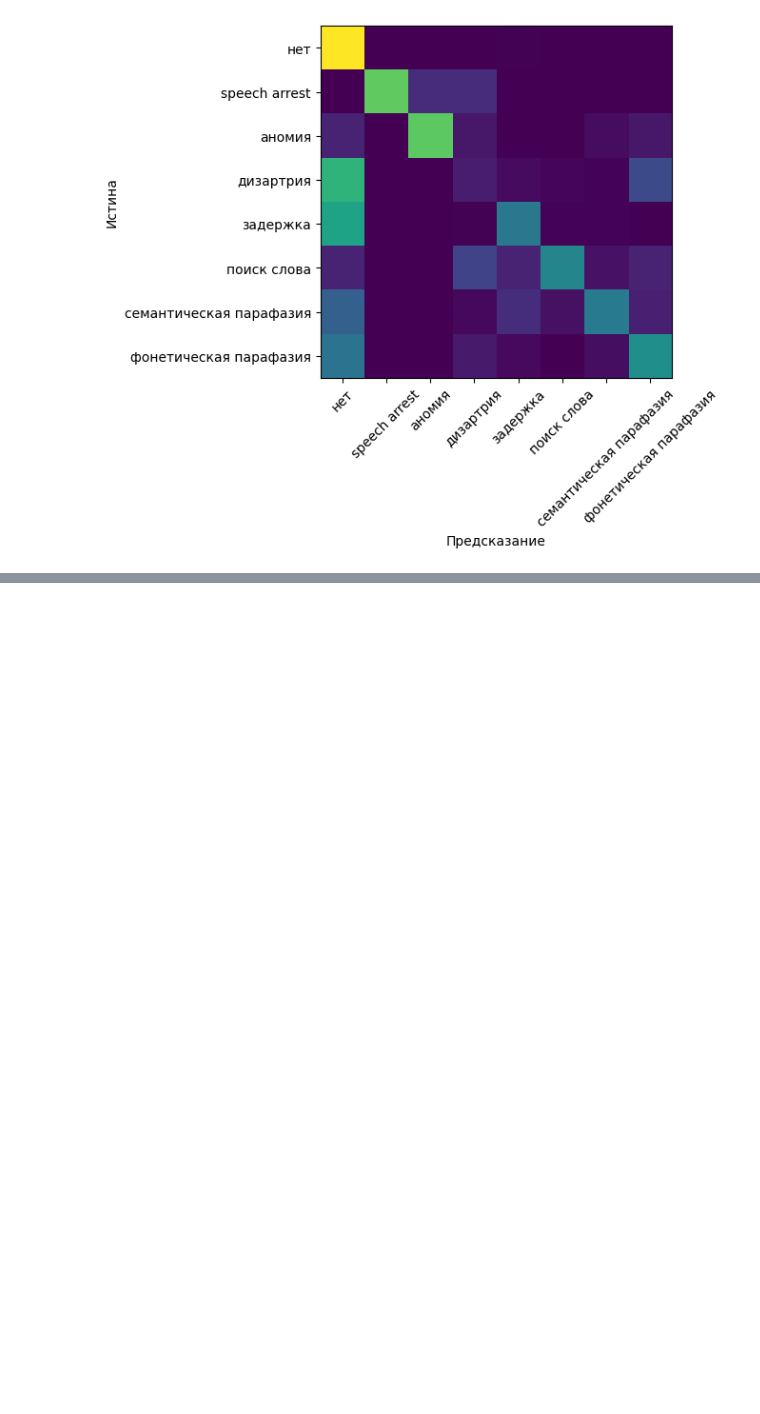
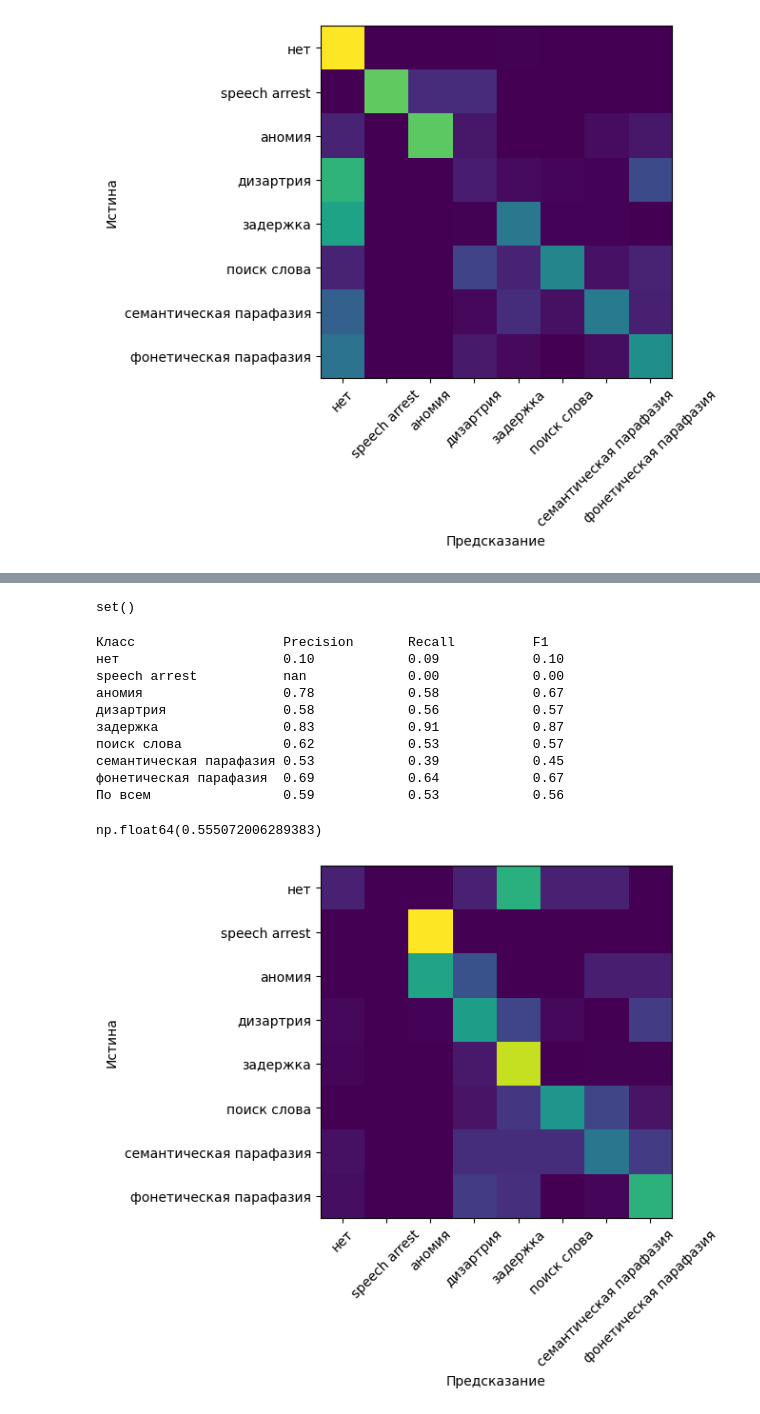
Before and after one commit to vmgorelikov/Automated-Classification-of-Language-Eloquent-Areas-in-Neurotypical-Individuals, a Jupyter notebook: notebooks/final_evaluations.ipynb, the cells around one changed output, grey strips where cells are left out. Cells and saved outputs as stored; diff of their text form; code cells hidden in the pictures; blank space fills up the shorter version.

Commit message:
add results for transcriptions

```diff
--- a/notebooks/final_evaluations.ipynb
+++ b/notebooks/final_evaluations.ipynb
@@ -224,0 +228,39 @@ np.float64(0.5847781602138662)
+# %%
+train_raw_T = pl.read_csv('../data/processed/train.csv')\
+                .filter(pl.col('Response_transcription_annot')\
+                        .str.len_chars() > 0)
+test_raw_T = pl.read_csv('../data/processed/test.csv')\
+                .filter(pl.col('Response_transcription_annot')\
+                        .str.len_chars() > 0)
+# %%
+feature_extractor_T = FeatureExtractor()
+# %%
+train_X_T = feature_extractor_T.fit_transform(
+    train_raw_T.drop('error_type_label'))
+train_y_T = train_raw_T['error_type_label']
+# %%
+test_X_T = feature_extractor_T.transform(
+    test_raw_T.drop('error_type_label'))
+test_y_T = test_raw_T['error_type_label']
+# %%
+set(test_X_T.columns) ^ set(train_X_T.columns)
+# %% [output]
+set()
+# %%
+evaluate(DecisionTreeClassifier(max_depth=12,
+                                random_state=SEED),
+                        (train_X_T, train_y_T),
+                        (test_X_T, test_y_T))
+# %% [output]
+Класс                   Precision       Recall          F1
+нет                     0.10            0.09            0.10
+speech arrest           nan             0.00            0.00
+аномия                  0.78            0.58            0.67
+дизартрия               0.58            0.56            0.57
+задержка                0.83            0.91            0.87
+поиск слова             0.62            0.53            0.57
+семантическая парафазия 0.53            0.39            0.45
+фонетическая парафазия  0.69            0.64            0.67
+По всем                 0.59            0.53            0.56
+np.float64(0.555072006289383)
+[figure, added]
```
Also changed, not shown: parts of 5 cells of this notebook.
